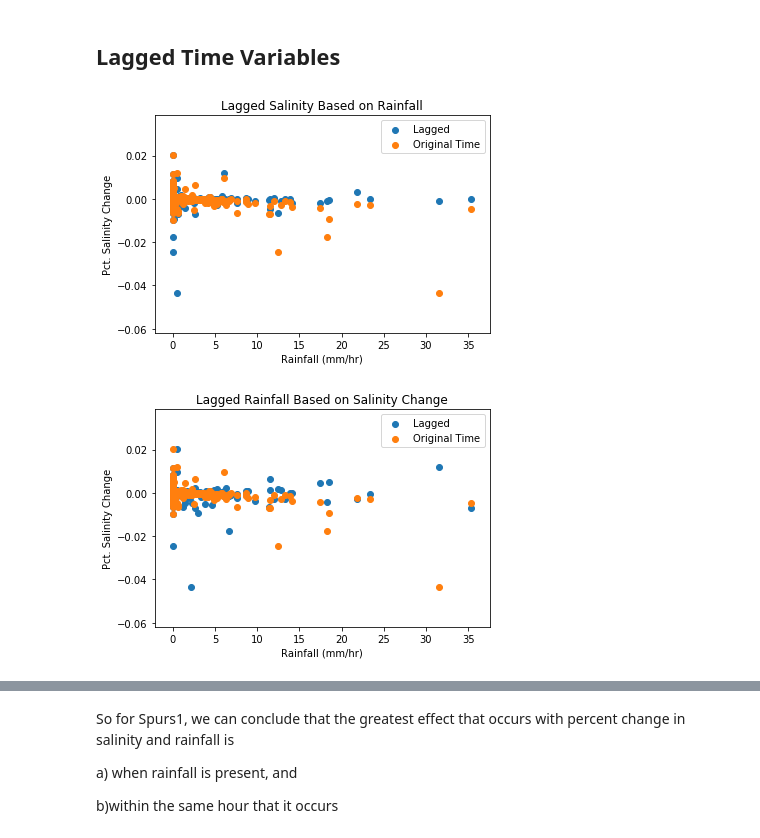
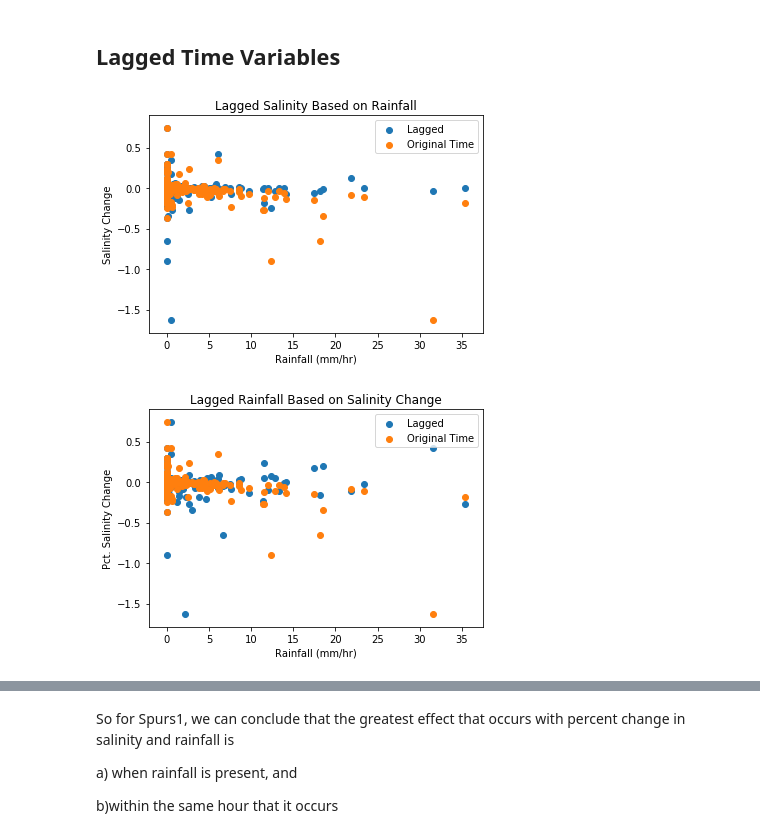
Before and after one commit to uncw-cubesat-lab/rain-class, a Jupyter notebook: Intuitive Look at Precipitation Measures.ipynb, the cells around one changed output, grey strips where cells are left out. Drawn from its saved outputs; the diff is of its cells as text; code cells hidden in the pictures.

```diff
--- a/Intuitive Look at Precipitation Measures.ipynb
+++ b/Intuitive Look at Precipitation Measures.ipynb
@@ -10,10 +12,12 @@ import seaborn as sns
 %matplotlib inline
 # %%
 data = pd.read_csv('data.csv')
+data['sss_change'] = data['sss'].diff().fillna(0)
 data2 = pd.read_csv('data2.csv')
+data2['sss_change'] = data2['sss'].diff().fillna(0)
 data = data.set_index('new_time')
 data2 = data2.set_index('new_time')
-data2.head()
+data[data['precip']>0].head()
 # %% [output]
 |  | time | sss | sst | wind_spd | wind_dir | precip | cum_precip3 | cum_precip6 | year | month | ... |
 | new_time |  |  |  |  |  |  |  |  |  |  | ... |
@@ -140,32 +272,32 @@ So we can see that the 50/50 split of rainfall occurs around to 5.5 millimeters/
 ## Lagged Time Variables
 # %%
 rainlag = data['precip'].reset_index().drop('new_time', axis=1)
-pct_lag = data['pct_change'].reset_index().drop('new_time', axis=1).shift(1).fillna(0)
+pct_lag = data['sss_change'].reset_index().drop('new_time', axis=1).shift(1).fillna(0)
 #lagged = pd.DataFrame(rainlag, pct_lag)
 #pct_lag
 plt.scatter(x=rainlag, y=pct_lag, label='Lagged')
-plt.scatter(x=data['precip'], y=data['pct_change'], label='Original Time')
+plt.scatter(x=data['precip'], y=data['sss_change'], label='Original Time')
 plt.title('Lagged Salinity Based on Rainfall')
-plt.ylabel('Pct. Salinity Change')
+plt.ylabel('Salinity Change')
 plt.xlabel('Rainfall (mm/hr)')
 plt.legend()
 plt.show()
 # %% [output]
-[figure, old version]
+[figure, new version]
 # %%
 rainlag = pd.DataFrame(data['precip'].reset_index().drop('new_time', axis=1).shift(1).fillna(0))
-pct_lag = pd.DataFrame(data['pct_change'].reset_index().drop('new_time', axis=1))
+pct_lag = pd.DataFrame(data['sss_change'].reset_index().drop('new_time', axis=1))
 newlagged = pd.concat([rainlag, pct_lag], axis=1, join='outer')
 #pct_lag
 plt.scatter(x=rainlag, y=pct_lag, label='Lagged')
-plt.scatter(x=data['precip'], y=data['pct_change'], label='Original Time')
+plt.scatter(x=data['precip'], y=data['sss_change'], label='Original Time')
 plt.title('Lagged Rainfall Based on Salinity Change')
 plt.ylabel('Pct. Salinity Change')
 plt.xlabel('Rainfall (mm/hr)')
 plt.legend()
 plt.show()
 # %% [output]
-[figure, old version]
+[figure, new version]
 # %%
 #The lagged on salinity set -- did rain cause change
 lagged = pd.concat([rainlag, pct_lag], axis=1, join='outer')
```
Also changed, not shown: parts of 109 cells of this notebook.
